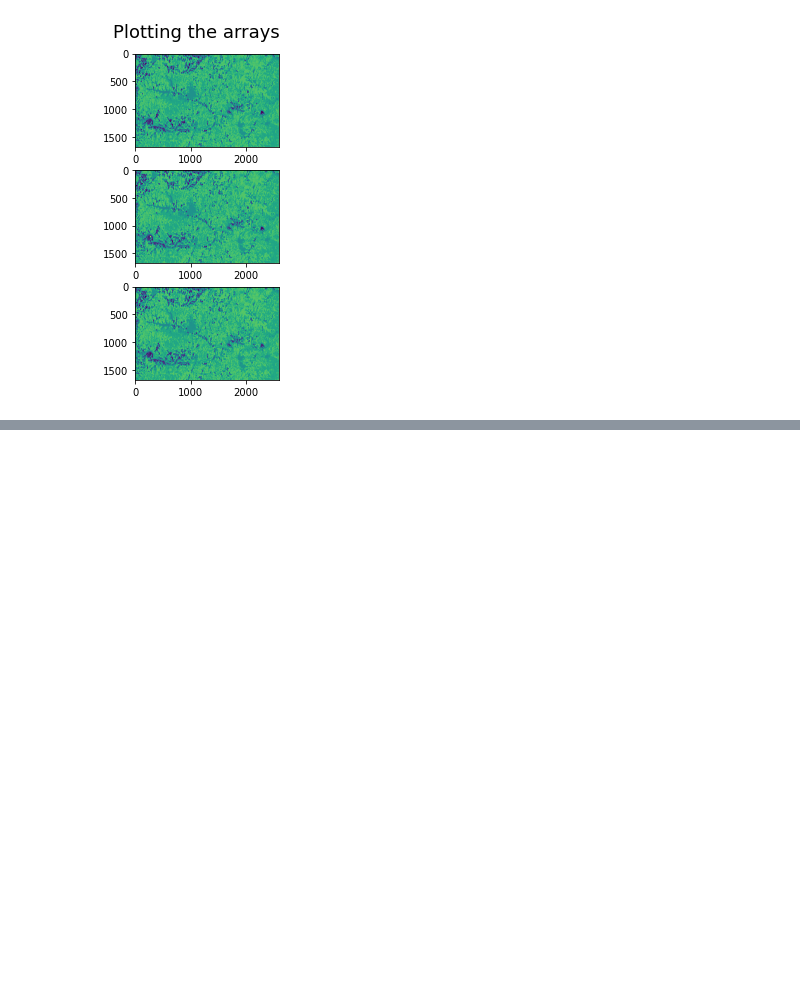
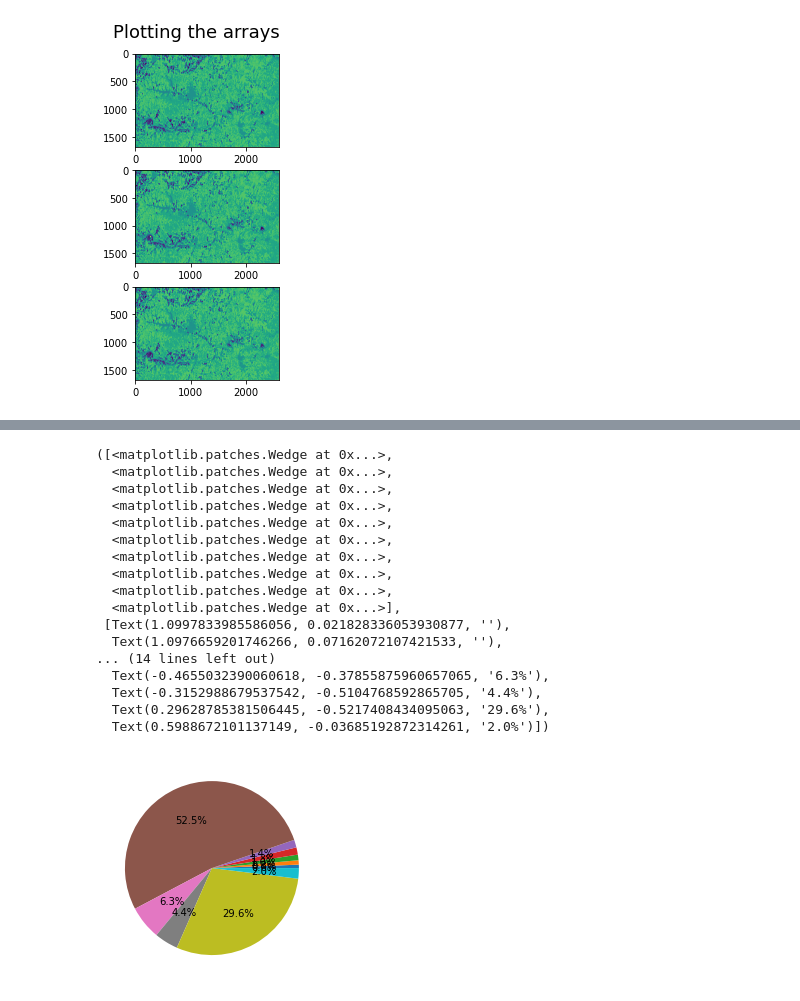
Before and after one commit to abhiramp1/LCLU_databytes, a Jupyter notebook: LCLU.ipynb, the cells around one changed output, grey strips where cells are left out. Cells and saved outputs as stored; diff of their text form; code cells hidden in the pictures; blank space fills up the shorter version.

```diff
--- a/LCLU.ipynb
+++ b/LCLU.ipynb
@@ -82,3 +72,20 @@ axs[2].imshow(arr_list[2])
 # %% [output]
 <matplotlib.image.AxesImage at 0x...>
 [figure]
+# %%
+# create a transform to project lat/lon onto the raster image
+
+# get the source reference
+driver = ogr.GetDriverByName('ESRI Shapefile')
+dataset = driver.Open(bpath + "/payne.shp")
+inSpatialRef = dataset.GetLayer().GetSpatialRef()
+dataset = None
+
+# get the destination reference
+dataset = gdal.Open(imag_path + "/CDL_2020_clip_20230329101614_1349936043.tif")
+prj = dataset.GetProjection()
+outSpatialRef = osr.SpatialReference(wkt=prj)
+dataset = None
+
+# create the transform
+transform = osr.CoordinateTransformation(inSpatialRef, outSpatialRef)
@@ -94,0 +137,13 @@ print(np.unique(arr_list[0]), np.unique(arr_list[1]), np.unique(arr_list[2]))
+# %%
+zarr = np.zeros((256,3))
+count = 0
+for i in arr_list:
+  values = i.flatten()
+  values = values[values.nonzero()]
+  tot_pixels = len(values)
+  for v in np.unique(values):
+    pixels = np.argwhere(values == v)
+    #print(pixels.size)
+    f = len(values[pixels])/tot_pixels*100
+    zarr[v,count] = f
+  count = count + 1
@@ -94,0 +159,30 @@ print(np.unique(arr_list[0]), np.unique(arr_list[1]), np.unique(arr_list[2]))
+# %%
+top_ten = np.zeros((10,3))
+topten_labels = np.zeros((10,3)).astype(int)
+for j in range(3):
+  count = 0
+  topten_labels[:,j] = np.argpartition(zarr[:,j],-10)[-10:]
+  for i in topten_labels[:,j]:
+    top_ten[count,j] = zarr[i,j]
+    count = count + 1
+# %%
+pyplot.pie(top_ten[:,0], autopct='%1.1f%%')
+# %% [output]
+([<matplotlib.patches.Wedge at 0x...>,
+  <matplotlib.patches.Wedge at 0x...>,
+  <matplotlib.patches.Wedge at 0x...>,
+  <matplotlib.patches.Wedge at 0x...>,
+  <matplotlib.patches.Wedge at 0x...>,
+  <matplotlib.patches.Wedge at 0x...>,
+  <matplotlib.patches.Wedge at 0x...>,
+  <matplotlib.patches.Wedge at 0x...>,
+  <matplotlib.patches.Wedge at 0x...>,
+  <matplotlib.patches.Wedge at 0x...>],
+ [Text(1.0997833985586056, 0.021828336053930877, ''),
+  Text(1.0976659201746266, 0.07162072107421533, ''),
+... (14 lines left out)
+  Text(-0.4655032390060618, -0.37855875960657065, '6.3%'),
+  Text(-0.3152988679537542, -0.5104768592865705, '4.4%'),
+  Text(0.29628785381506445, -0.5217408434095063, '29.6%'),
+  Text(0.5988672101137149, -0.03685192872314261, '2.0%')])
+[figure, added]
```
Also changed, not shown: parts of 10 cells of this notebook.
